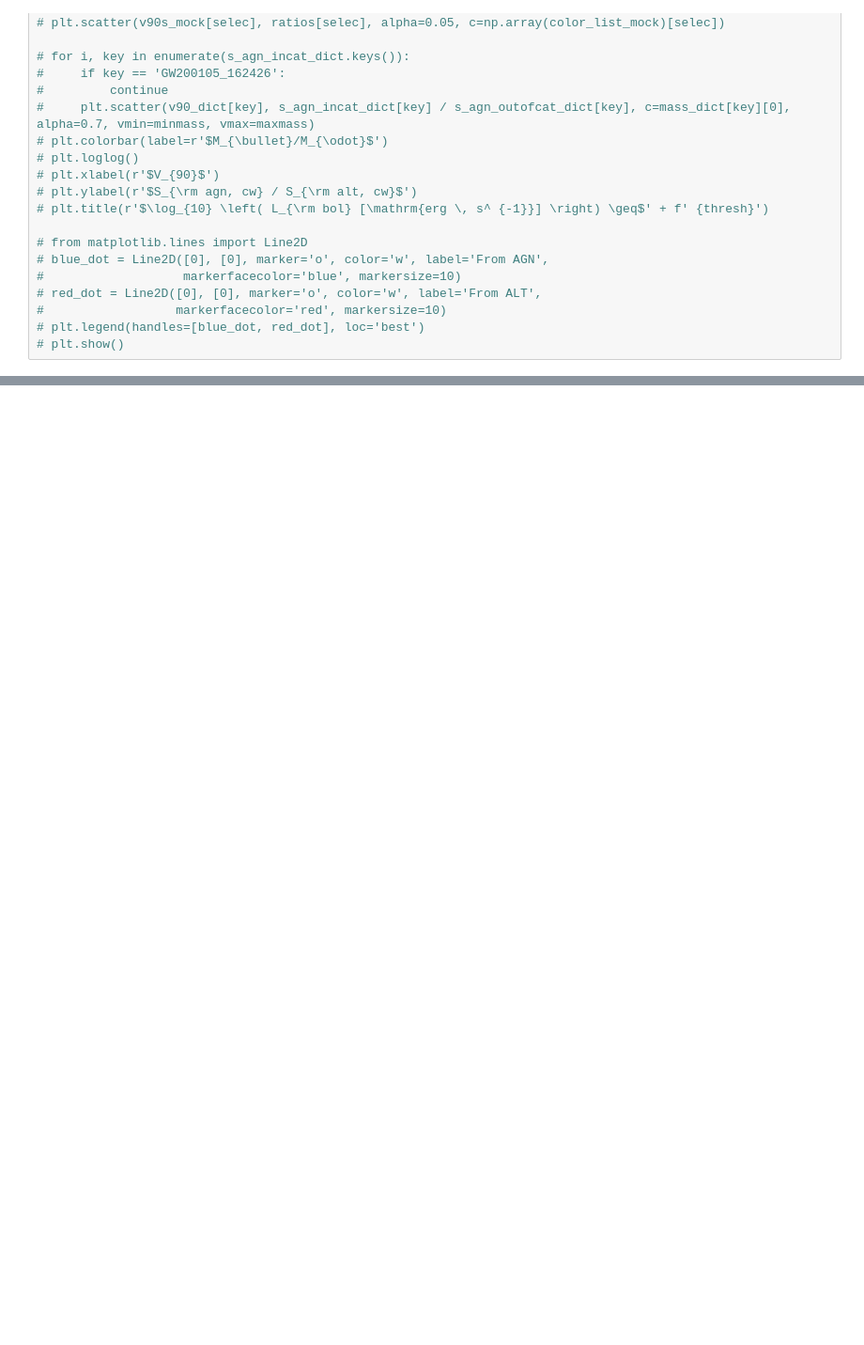
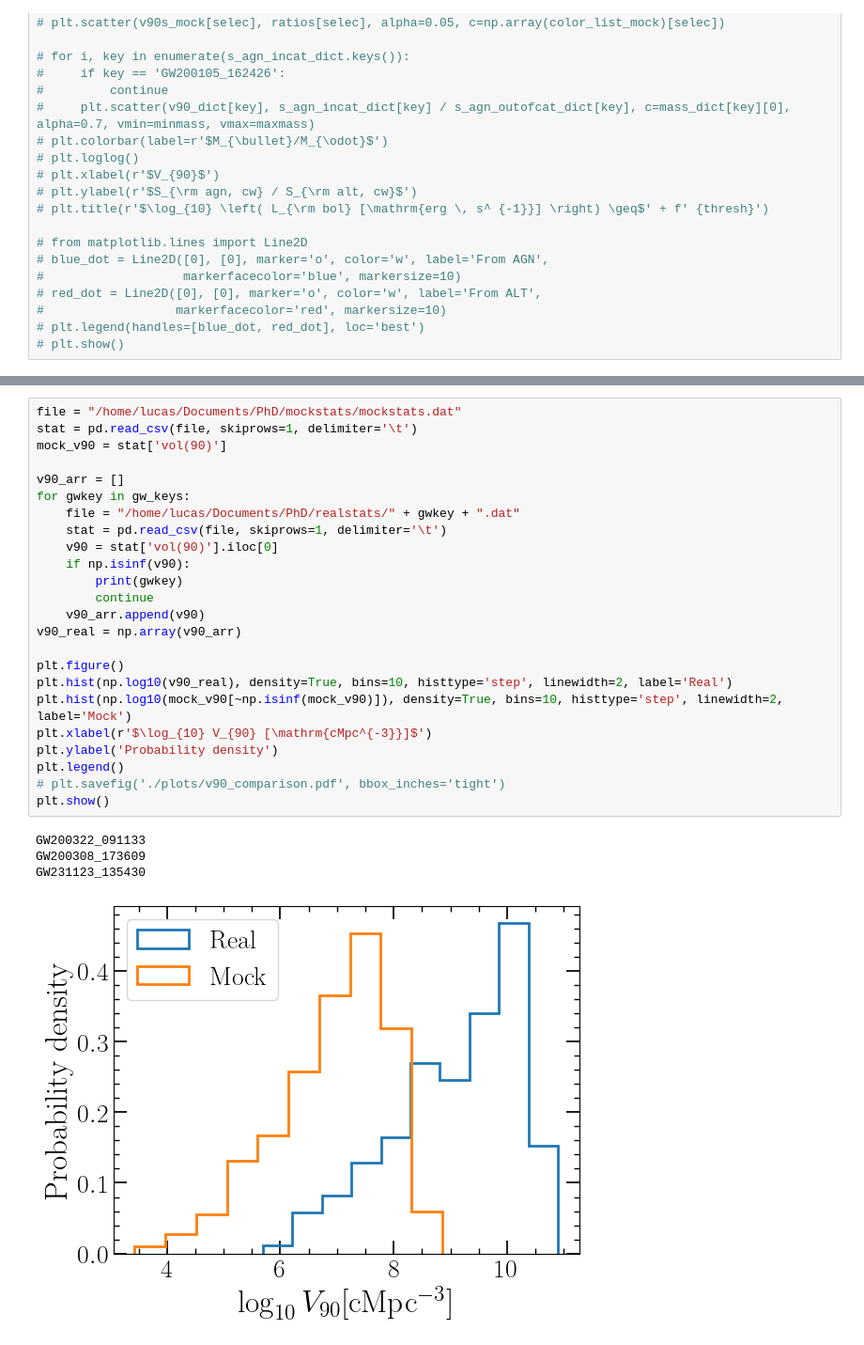
Before and after one commit to LucasPouw/darksirenpop, a Jupyter notebook: p26_posterior_analyzer.ipynb, the cells around one changed output, grey strips where cells are left out. Shown at 94% size. Drawn from its saved outputs; the diff is of its cells as text; blank space fills up the shorter version.

```diff
--- a/p26_posterior_analyzer.ipynb
+++ b/p26_posterior_analyzer.ipynb
@@ -1420,0 +1236,29 @@ KeyError: 'GW200105_162426'
+# %%
+file = "/home/lucas/Documents/PhD/mockstats/mockstats.dat"
+stat = pd.read_csv(file, skiprows=1, delimiter='\t')
+mock_v90 = stat['vol(90)']
+
+v90_arr = []
+for gwkey in gw_keys:
+    file = "/home/lucas/Documents/PhD/realstats/" + gwkey + ".dat"
+    stat = pd.read_csv(file, skiprows=1, delimiter='\t')
+    v90 = stat['vol(90)'].iloc[0]
+    if np.isinf(v90):
+        print(gwkey)
+        continue
+    v90_arr.append(v90)
+v90_real = np.array(v90_arr)
+
+plt.figure()
+plt.hist(np.log10(v90_real), density=True, bins=10, histtype='step', linewidth=2, label='Real')
+plt.hist(np.log10(mock_v90[~np.isinf(mock_v90)]), density=True, bins=10, histtype='step', linewidth=2, label='Mock')
+plt.xlabel(r'$\log_{10} V_{90} [\mathrm{cMpc^{-3}}]$')
+plt.ylabel('Probability density')
+plt.legend()
+# plt.savefig('./plots/v90_comparison.pdf', bbox_inches='tight')
+plt.show()
+# %% [output]
+GW200322_091133
+GW200308_173609
+GW231123_135430
+[figure, added]
```
Also changed, not shown: parts of 25 cells of this notebook, 25 other files.
